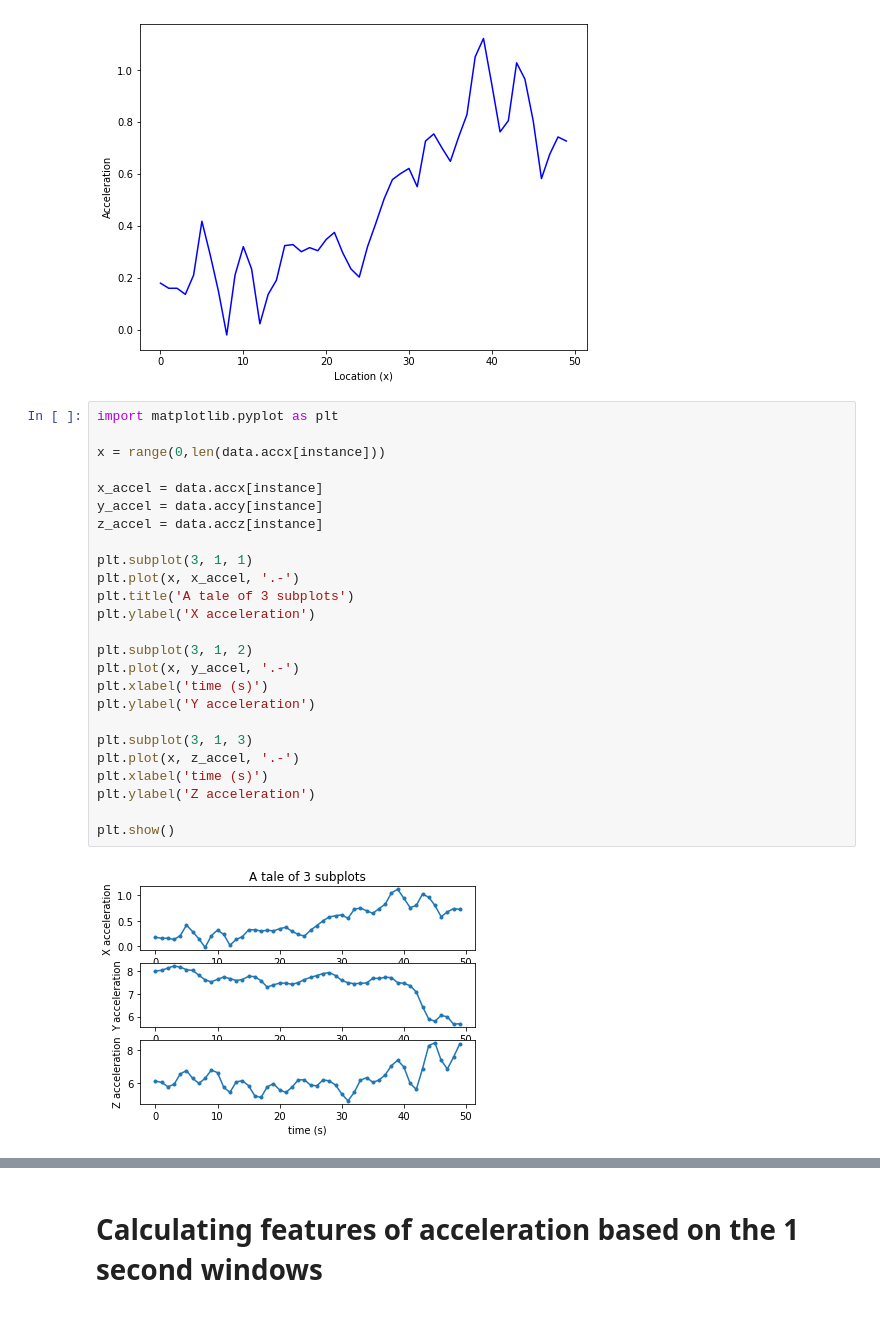
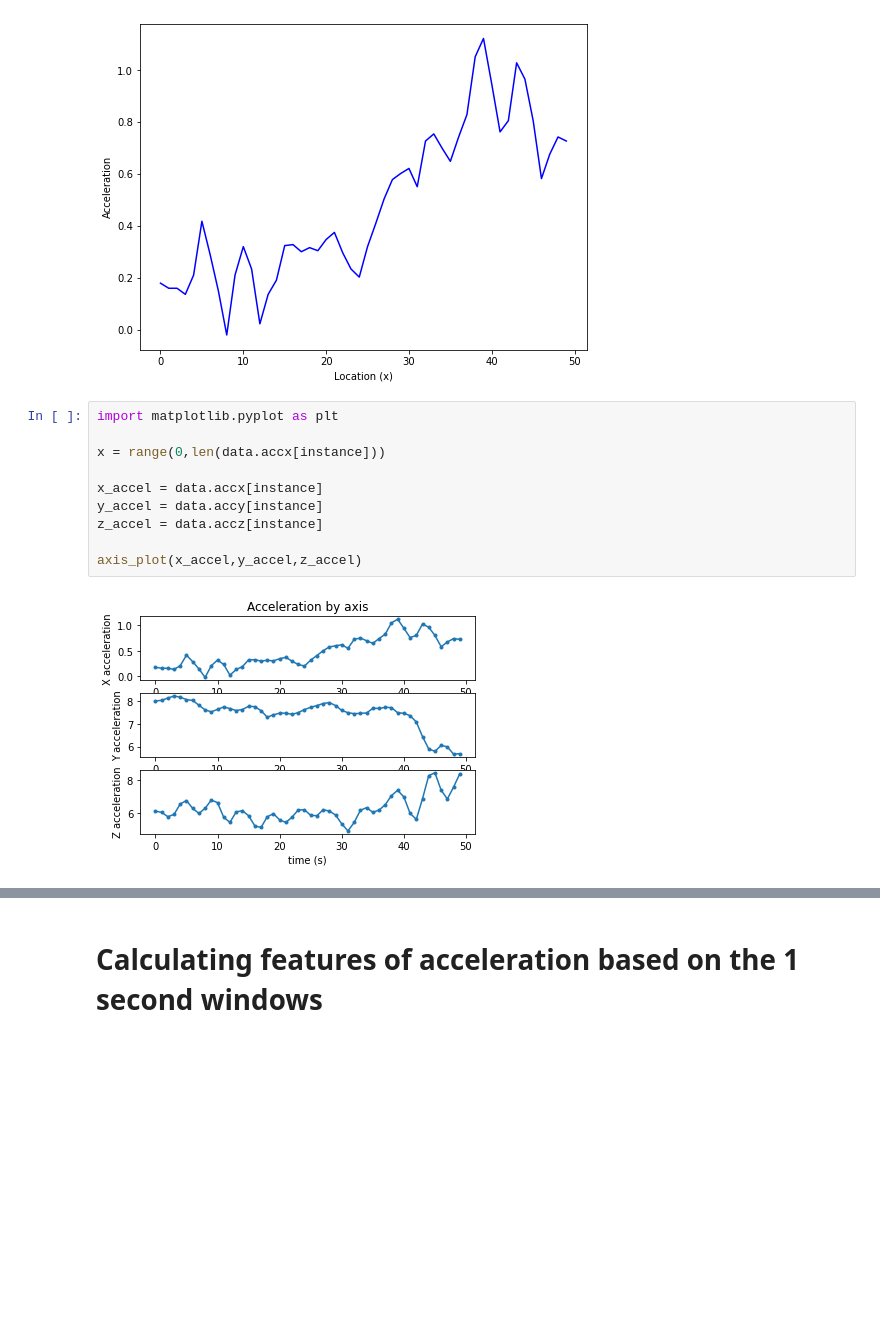
Before and after one commit to AlvarSML/AmbientIntelligence_Coimbra22, a Jupyter notebook: Pipeline.ipynb, the cells around one changed output, grey strips where cells are left out. Saved outputs shown, nothing was run; the diff lists cells and outputs as text; blank space fills up the shorter version.

```diff
--- a/Pipeline.ipynb
+++ b/Pipeline.ipynb
@@ -73,27 +73,12 @@ plt.show()
 # %%
 import matplotlib.pyplot as plt
 
 x = range(0,len(data.accx[instance]))
 
 x_accel = data.accx[instance]
 y_accel = data.accy[instance]
 z_accel = data.accz[instance]
 
-plt.subplot(3, 1, 1)
-plt.plot(x, x_accel, '.-')
-plt.title('A tale of 3 subplots')
-plt.ylabel('X acceleration')
-
-plt.subplot(3, 1, 2)
-plt.plot(x, y_accel, '.-')
-plt.xlabel('time (s)')
-plt.ylabel('Y acceleration')
-
-plt.subplot(3, 1, 3)
-plt.plot(x, z_accel, '.-')
-plt.xlabel('time (s)')
-plt.ylabel('Z acceleration')
-
-plt.show()
+axis_plot(x_accel,y_accel,z_accel)
 # %% [output]
-[figure, old version]
+[figure, new version]
```
Also changed, not shown: parts of 20 cells of this notebook, 2 other files.
